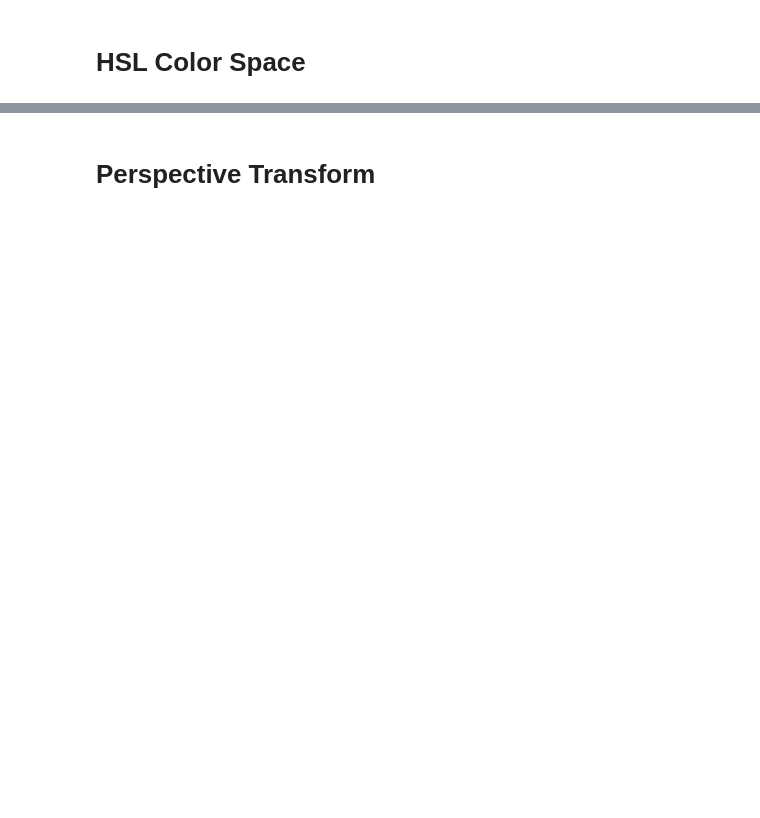
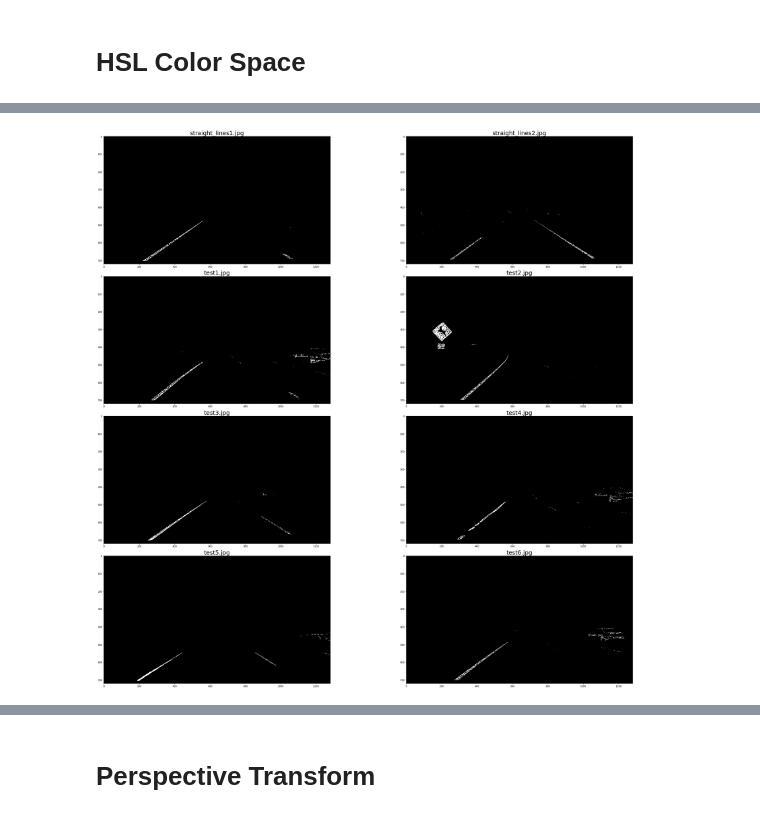
Before and after one commit to muhabdulhaq/advanced-lane-line-tracking, a Jupyter notebook: Advanced-Lane-Line-Tracking.ipynb, the cells around one changed output, grey strips where cells are left out. Saved outputs shown, nothing was run; the diff lists cells and outputs as text; code cells hidden in the pictures; blank space fills up the shorter version.

```diff
--- a/Advanced-Lane-Line-Tracking.ipynb
+++ b/Advanced-Lane-Line-Tracking.ipynb
@@ -227,0 +214,46 @@ ax3.imshow(combined_binary, cmap='gray')
+# %%
+### Parameters to tune
+s_min = 200
+s_max = 255
+v_min = 200
+v_max = 255
+# %%
+def color_transform(img):
+    hls = cv2.cvtColor(img, cv2.COLOR_RGB2HLS)
+    hsv = cv2.cvtColor(img, cv2.COLOR_RGB2HSV)
+
+    s_channel = hls[:,:,2]
+    s_binary = np.zeros_like(s_channel)
+    s_binary[(s_channel > s_min) & (s_channel < s_max)] = 1
+
+    v_channel = hsv[:,:,2]
+    v_binary = np.zeros_like(v_channel)
+    v_binary[(v_channel > v_min) & (v_channel < v_max)] = 1
+
+    out = np.zeros_like(s_channel)
+    out[(s_binary == 1) & (v_binary == 1)] = 1
+    return out
+# %%
+PATH = Path('./test_images/')
+n_images = len(list(PATH.iterdir()))
+# n_images = 4
+row_len = 2
+image_width = 80/row_len
+image = None
+
+fig,axes=plt.subplots(n_images//row_len, row_len, figsize=(image_width,image_width/1.2))
+for i, ax in enumerate(axes.flat):
+    filename = list(PATH.iterdir())[i]
+    img = plt.imread(filename)
+    if img is None:
+        print('ERROR')
+        pdb.set_trace()
+
+    img = calibrate_image(img)
+    img = color_transform(img)
+
+    ax.imshow(img, cmap='gray')
+    ax.set_title(str(filename).split('\\')[-1], fontsize=25)
+plt.tight_layout()
+# %% [output]
+[figure, added]
```
Also changed, not shown: parts of 15 cells of this notebook.
